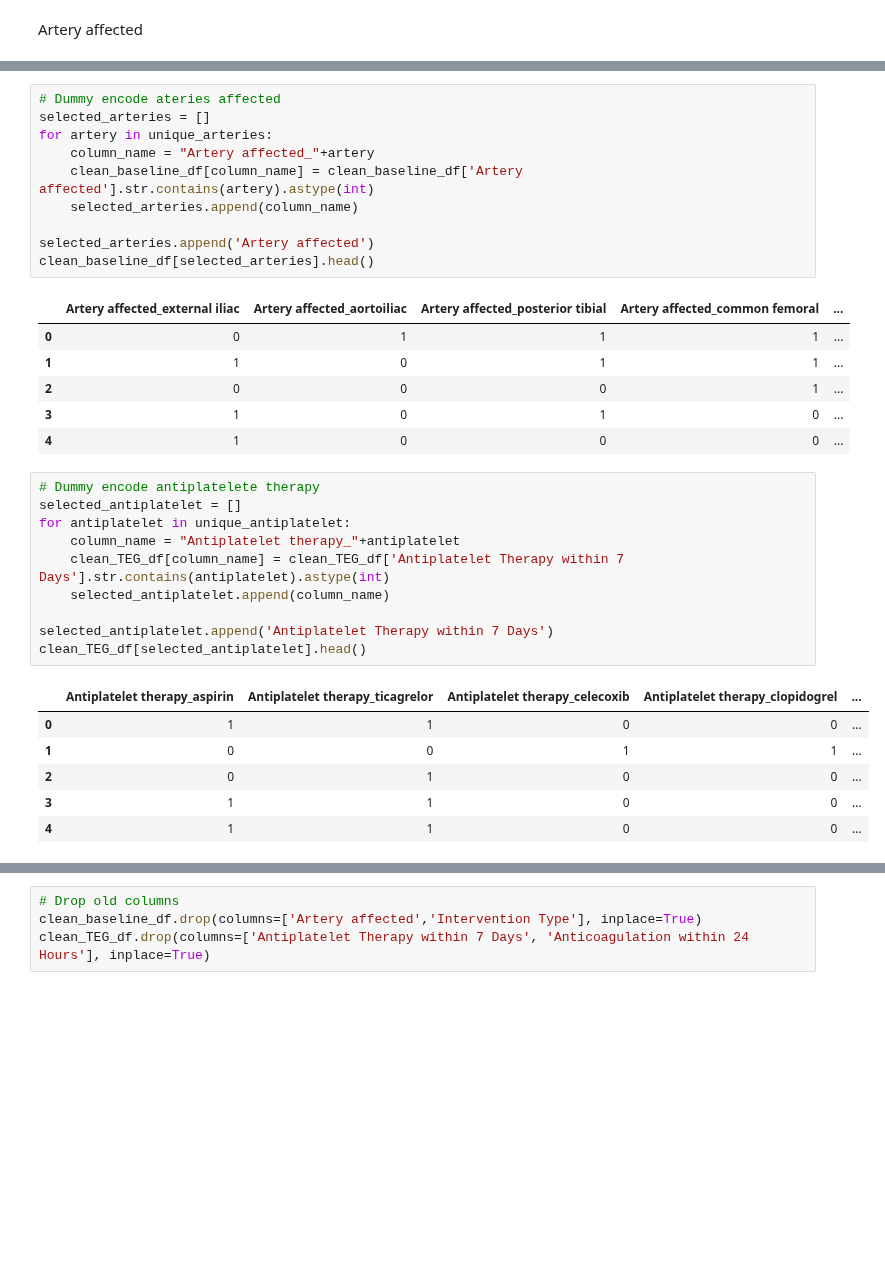
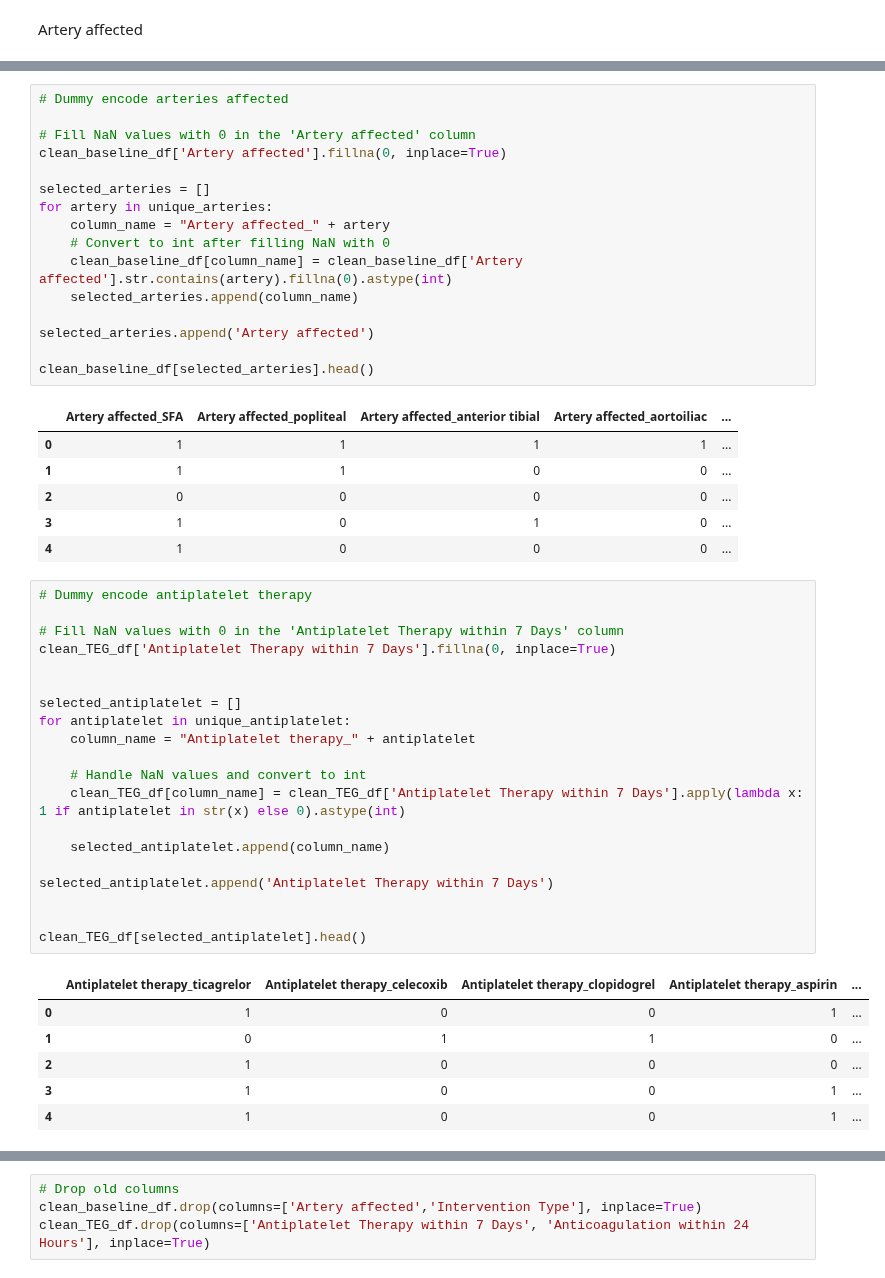
Before and after one commit to kstack21/CapstoneC2023, a Jupyter notebook: steps.ipynb, the cells around one changed output, grey strips where cells are left out. Drawn from its saved outputs; the diff is of its cells as text; blank space fills up the shorter version.

```diff
--- a/steps.ipynb
+++ b/steps.ipynb
@@ -713,36 +718,52 @@ print(unique_anticoagulation)
 # %%
-# Dummy encode ateries affected
+# Dummy encode arteries affected
+
+# Fill NaN values with 0 in the 'Artery affected' column
+clean_baseline_df['Artery affected'].fillna(0, inplace=True)
+
 selected_arteries = []
 for artery in unique_arteries:
-    column_name = "Artery affected_"+artery
-    clean_baseline_df[column_name] = clean_baseline_df['Artery affected'].str.contains(artery).astype(int)
+    column_name = "Artery affected_" + artery
+    # Convert to int after filling NaN with 0
+    clean_baseline_df[column_name] = clean_baseline_df['Artery affected'].str.contains(artery).fillna(0).astype(int)
     selected_arteries.append(column_name)
 
 selected_arteries.append('Artery affected')
+
 clean_baseline_df[selected_arteries].head()
 # %% [output]
-|  | Artery affected_external iliac | Artery affected_aortoiliac | Artery affected_posterior tibial | Artery affected_common femoral | ... |
-| 0 | 0 | 1 | 1 | 1 | ... |
-| 1 | 1 | 0 | 1 | 1 | ... |
-| 2 | 0 | 0 | 0 | 1 | ... |
+|  | Artery affected_SFA | Artery affected_popliteal | Artery affected_anterior tibial | Artery affected_aortoiliac | ... |
+| 0 | 1 | 1 | 1 | 1 | ... |
+| 1 | 1 | 1 | 0 | 0 | ... |
+| 2 | 0 | 0 | 0 | 0 | ... |
 | 3 | 1 | 0 | 1 | 0 | ... |
 | 4 | 1 | 0 | 0 | 0 | ... |
 # %%
-# Dummy encode antiplatelete therapy
+# Dummy encode antiplatelet therapy
+
+# Fill NaN values with 0 in the 'Antiplatelet Therapy within 7 Days' column
+clean_TEG_df['Antiplatelet Therapy within 7 Days'].fillna(0, inplace=True)
+
+
 selected_antiplatelet = []
 for antiplatelet in unique_antiplatelet:
-    column_name = "Antiplatelet therapy_"+antiplatelet
-    clean_TEG_df[column_name] = clean_TEG_df['Antiplatelet Therapy within 7 Days'].str.contains(antiplatelet).astype(int)
+    column_name = "Antiplatelet therapy_" + antiplatelet
+
+    # Handle NaN values and convert to int
+    clean_TEG_df[column_name] = clean_TEG_df['Antiplatelet Therapy within 7 Days'].apply(lambda x: 1 if antiplatelet in str(x) else 0).astype(int)
+
     selected_antiplatelet.append(column_name)
 
 selected_antiplatelet.append('Antiplatelet Therapy within 7 Days')
+
+
 clean_TEG_df[selected_antiplatelet].head()
 # %% [output]
-|  | Antiplatelet therapy_aspirin | Antiplatelet therapy_ticagrelor | Antiplatelet therapy_celecoxib | Antiplatelet therapy_clopidogrel | ... |
-| 0 | 1 | 1 | 0 | 0 | ... |
-| 1 | 0 | 0 | 1 | 1 | ... |
-| 2 | 0 | 1 | 0 | 0 | ... |
-| 3 | 1 | 1 | 0 | 0 | ... |
-| 4 | 1 | 1 | 0 | 0 | ... |
+|  | Antiplatelet therapy_ticagrelor | Antiplatelet therapy_celecoxib | Antiplatelet therapy_clopidogrel | Antiplatelet therapy_aspirin | ... |
+| 0 | 1 | 0 | 0 | 1 | ... |
+| 1 | 0 | 1 | 1 | 0 | ... |
+| 2 | 1 | 0 | 0 | 0 | ... |
+| 3 | 1 | 0 | 0 | 1 | ... |
+| 4 | 1 | 0 | 0 | 1 | ... |
 # %%
 # Dummy encode intervention types
```
Also changed, not shown: parts of 26 cells of this notebook, 3 other files.
